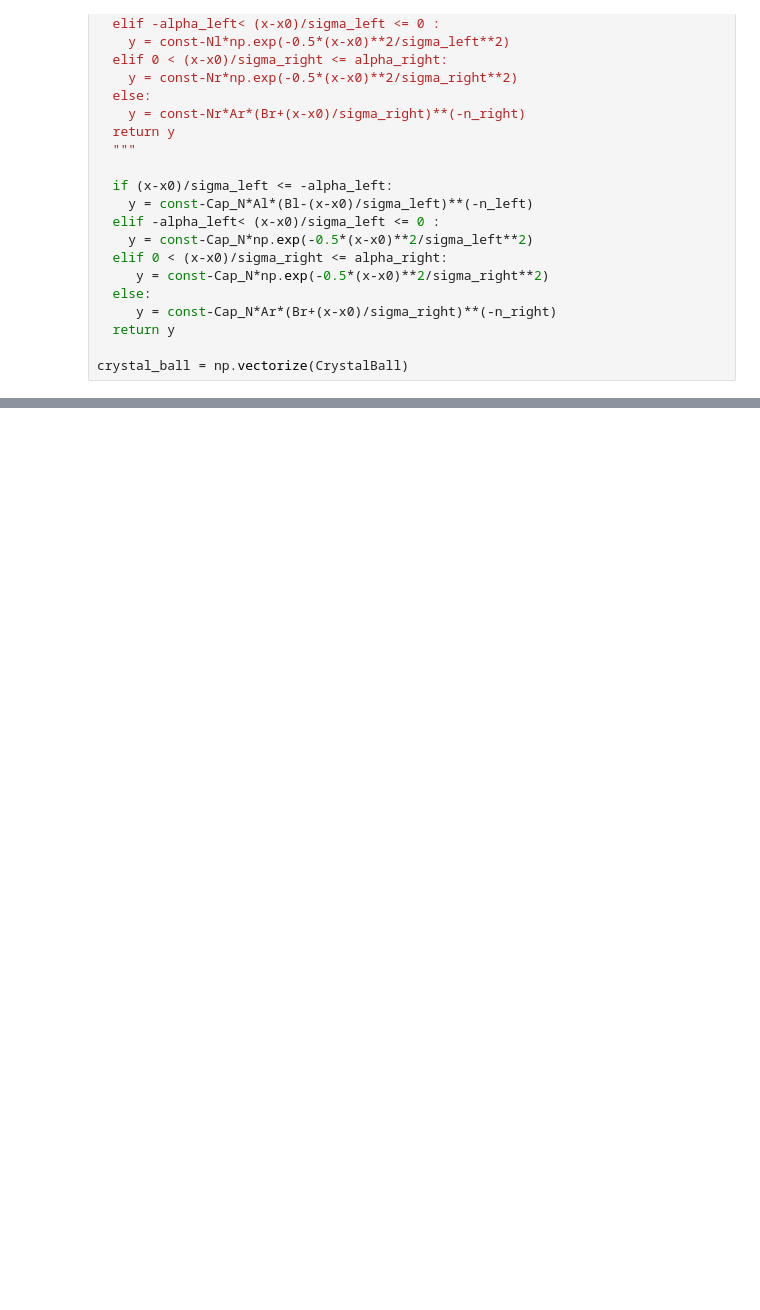
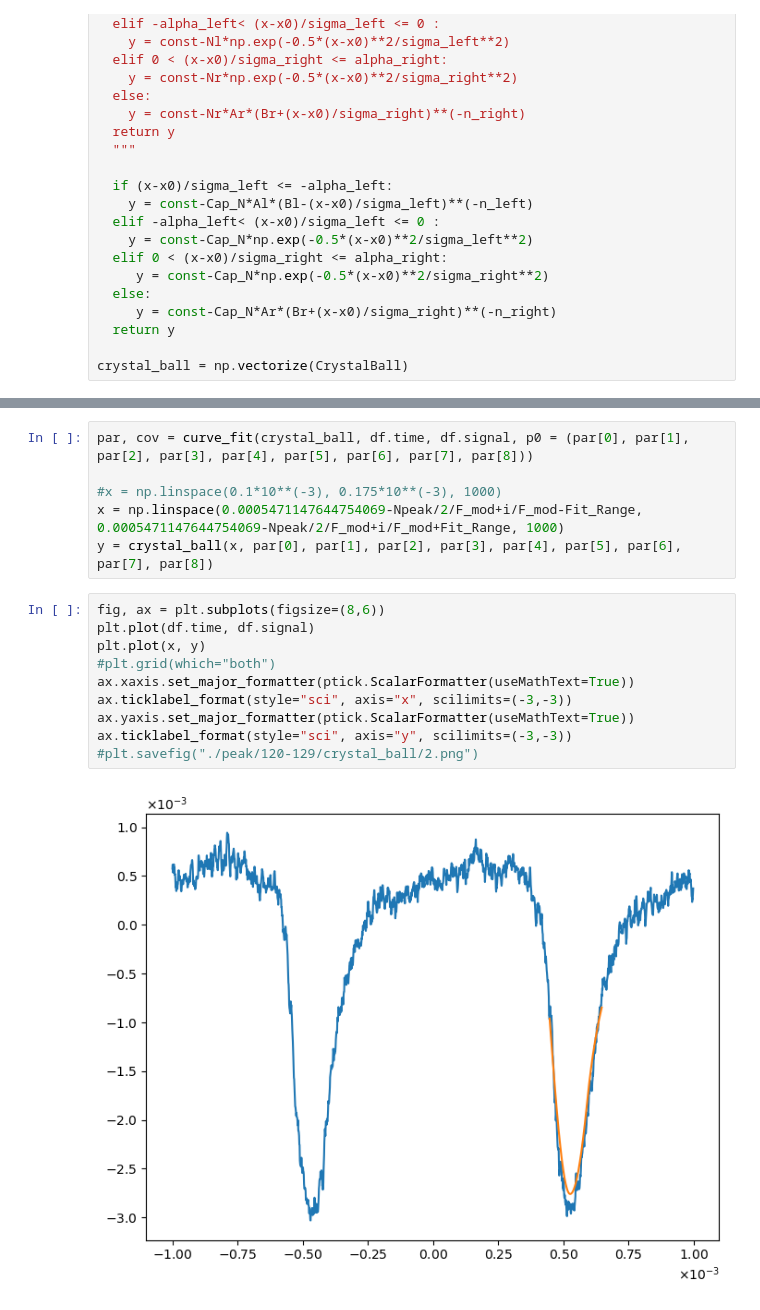
Before and after one commit to GakutaroNishimura/EPR, a Jupyter notebook: crystall_ball.ipynb, the cells around one changed output, grey strips where cells are left out. Drawn from its saved outputs; the diff is of its cells as text; blank space fills up the shorter version.

```diff
--- a/crystall_ball.ipynb
+++ b/crystall_ball.ipynb
@@ -80,0 +120,18 @@ array([1.25995137e-04, 9.08805551e-06, 8.29133309e-01, 1.38645590e+02,
+# %%
+par, cov = curve_fit(crystal_ball, df.time, df.signal, p0 = (par[0], par[1], par[2], par[3], par[4], par[5], par[6], par[7], par[8]))
+
+#x = np.linspace(0.1*10**(-3), 0.175*10**(-3), 1000)
+x = np.linspace(0.0005471147644754069-Npeak/2/F_mod+i/F_mod-Fit_Range, 0.0005471147644754069-Npeak/2/F_mod+i/F_mod+Fit_Range, 1000)
+y = crystal_ball(x, par[0], par[1], par[2], par[3], par[4], par[5], par[6], par[7], par[8])
+# %%
+fig, ax = plt.subplots(figsize=(8,6))
+plt.plot(df.time, df.signal)
+plt.plot(x, y)
+#plt.grid(which="both")
+ax.xaxis.set_major_formatter(ptick.ScalarFormatter(useMathText=True))
+ax.ticklabel_format(style="sci", axis="x", scilimits=(-3,-3))
+ax.yaxis.set_major_formatter(ptick.ScalarFormatter(useMathText=True))
+ax.ticklabel_format(style="sci", axis="y", scilimits=(-3,-3))
+#plt.savefig("./peak/120-129/crystal_ball/2.png")
+# %% [output]
+[figure, added]
```
Also changed, not shown: parts of 9 cells of this notebook, 2 other files.
